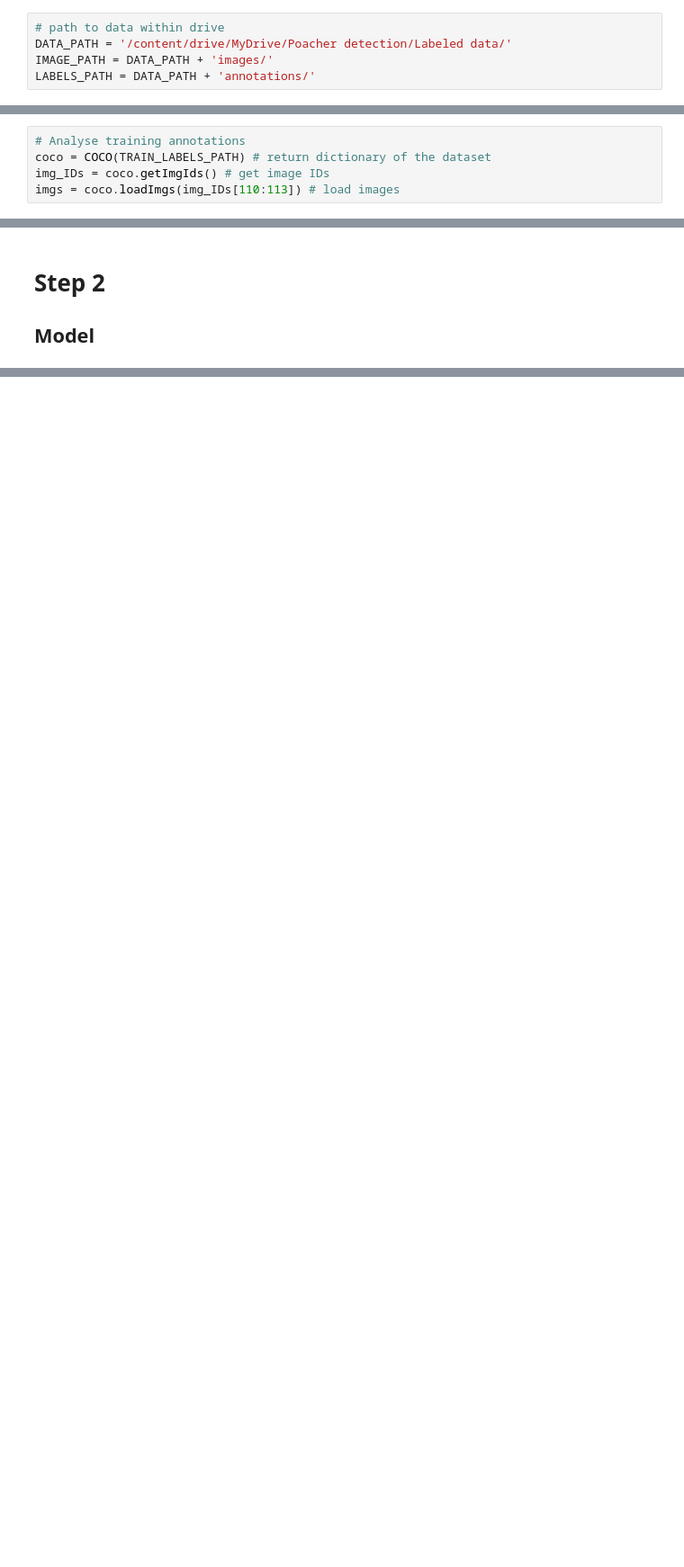
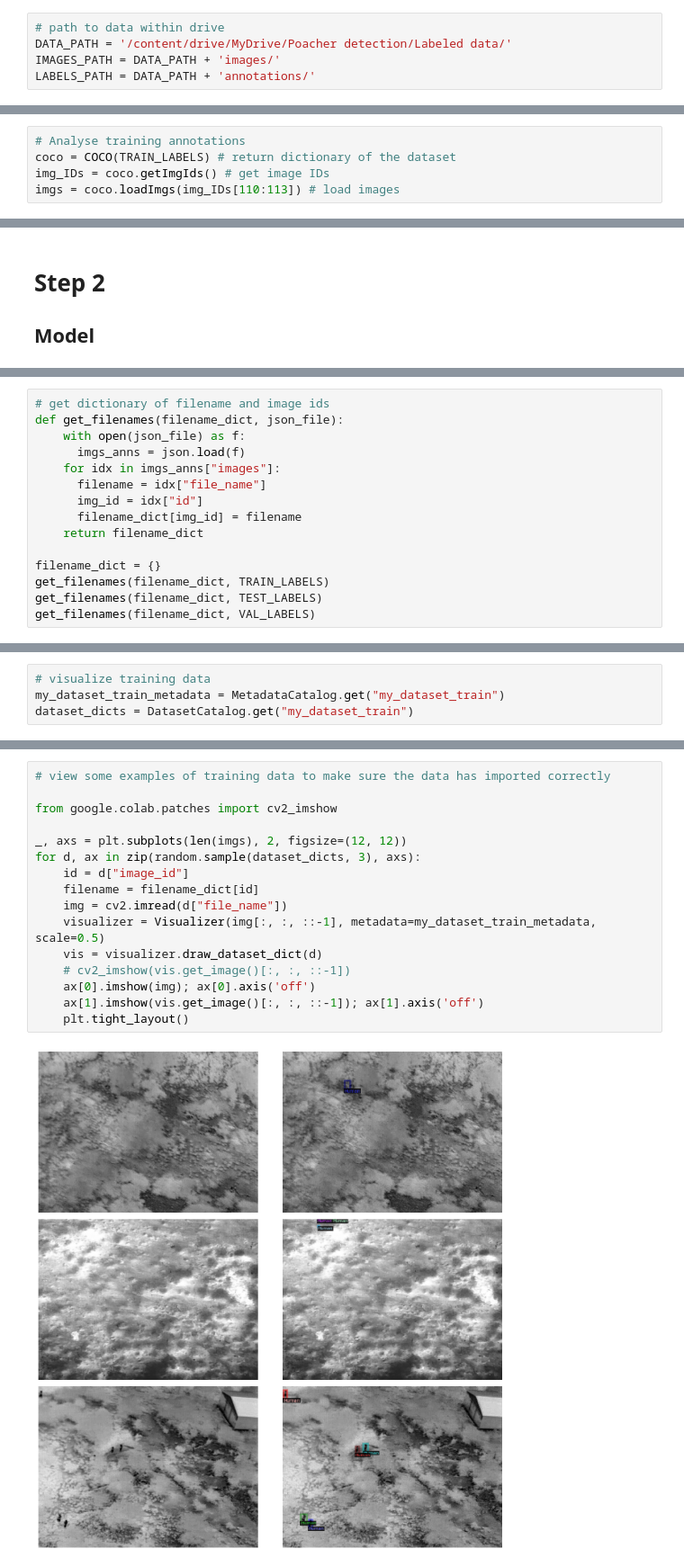
Before and after one commit to Alexandra-Smith/FruitPunch_AI_Bootcamp, a Jupyter notebook: FP_Capstone_Project.ipynb, the cells around one changed output, grey strips where cells are left out. Shown at 90% size. Cells and saved outputs as stored; diff of their text form; blank space fills up the shorter version.

```diff
--- a/FP_Capstone_Project.ipynb
+++ b/FP_Capstone_Project.ipynb
@@ -25,7 +25,7 @@ Drive already mounted at /content/drive; to attempt to forcibly remount, call dr
 # %%
 # path to data within drive
 DATA_PATH = '/content/drive/MyDrive/Poacher detection/Labeled data/'
-IMAGE_PATH = DATA_PATH + 'images/'
+IMAGES_PATH = DATA_PATH + 'images/'
 LABELS_PATH = DATA_PATH + 'annotations/'
 # %%
 # Get paths to IMAGE directories
@@ -75,7 +73,7 @@ import skimage.io as io
 from pathlib import Path
 # %%
 # Analyse training annotations
-coco = COCO(TRAIN_LABELS_PATH) # return dictionary of the dataset
+coco = COCO(TRAIN_LABELS) # return dictionary of the dataset
 img_IDs = coco.getImgIds() # get image IDs
 imgs = coco.loadImgs(img_IDs[110:113]) # load images
 # %% [output]
@@ -109,0 +146,15 @@ for img, ax in zip(imgs, axs):
+# %%
+# get dictionary of filename and image ids
+def get_filenames(filename_dict, json_file):
+    with open(json_file) as f:
+      imgs_anns = json.load(f)
+    for idx in imgs_anns["images"]:
+      filename = idx["file_name"]
+      img_id = idx["id"]
+      filename_dict[img_id] = filename
+    return filename_dict
+
+filename_dict = {}
+get_filenames(filename_dict, TRAIN_LABELS)
+get_filenames(filename_dict, TEST_LABELS)
+get_filenames(filename_dict, VAL_LABELS)
@@ -109,0 +179,4 @@ for img, ax in zip(imgs, axs):
+# %%
+# visualize training data
+my_dataset_train_metadata = MetadataCatalog.get("my_dataset_train")
+dataset_dicts = DatasetCatalog.get("my_dataset_train")
@@ -109,0 +185,18 @@ for img, ax in zip(imgs, axs):
+# %%
+# view some examples of training data to make sure the data has imported correctly
+
+from google.colab.patches import cv2_imshow
+
+_, axs = plt.subplots(len(imgs), 2, figsize=(12, 12))
+for d, ax in zip(random.sample(dataset_dicts, 3), axs):
+    id = d["image_id"]
+    filename = filename_dict[id]
+    img = cv2.imread(d["file_name"])
+    visualizer = Visualizer(img[:, :, ::-1], metadata=my_dataset_train_metadata, scale=0.5)
+    vis = visualizer.draw_dataset_dict(d)
+    # cv2_imshow(vis.get_image()[:, :, ::-1])
+    ax[0].imshow(img); ax[0].axis('off')
+    ax[1].imshow(vis.get_image()[:, :, ::-1]); ax[1].axis('off')
+    plt.tight_layout()
+# %% [output]
+[figure, added]
```
Also changed, not shown: parts of 18 cells of this notebook.
